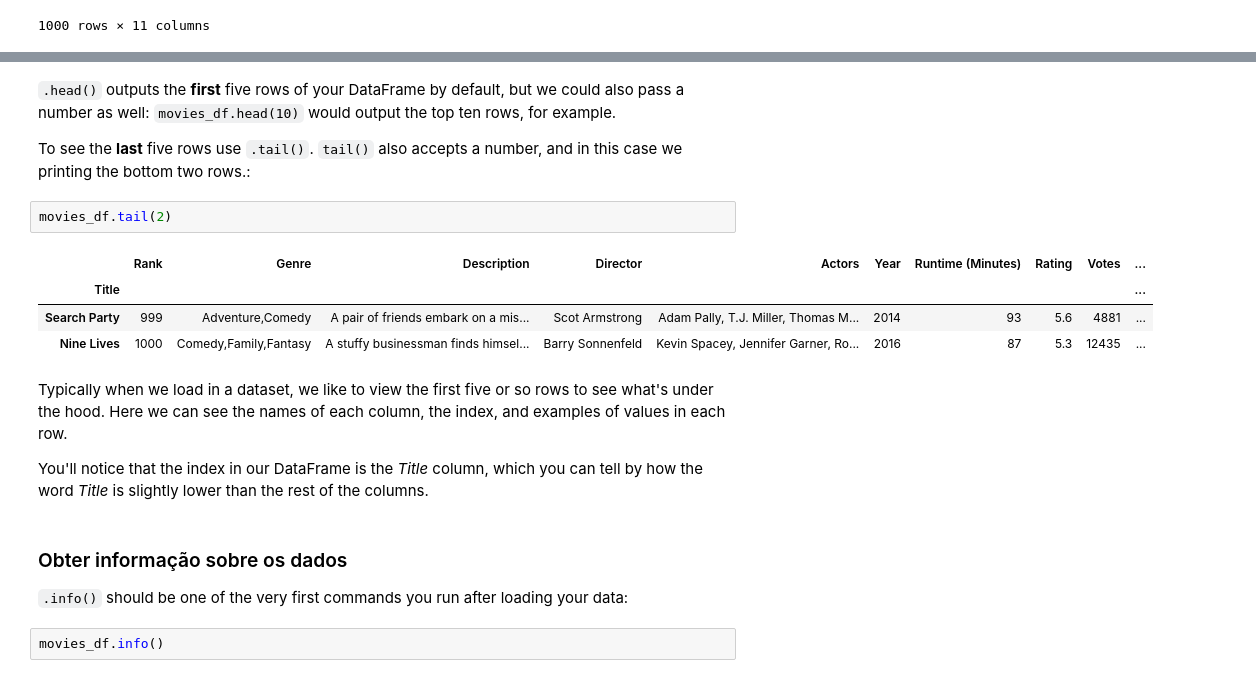
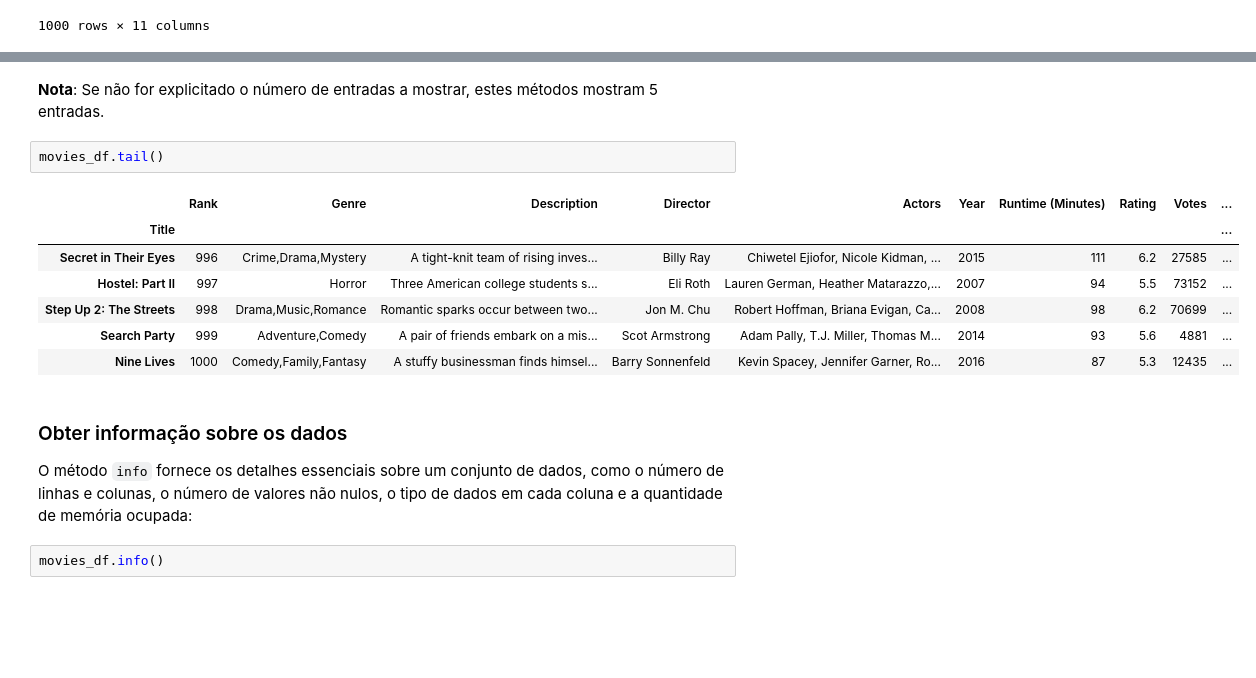
Before and after one commit to TheAwesomeGe/DECD, a Jupyter notebook: notebooks/03-pandas.ipynb, the cells around one changed output, grey strips where cells are left out. Saved outputs shown, nothing was run; the diff lists cells and outputs as text; blank space fills up the shorter version.

```diff
--- a/notebooks/03-pandas.ipynb
+++ b/notebooks/03-pandas.ipynb
@@ -301,22 +191,19 @@ movies_df.head()
-# %% [markdown]
-`.head()` outputs the **first** five rows of your DataFrame by default, but we could also pass a number as well: `movies_df.head(10)` would output the top ten rows, for example.
-
-To see the **last** five rows use `.tail()`. `tail()` also accepts a number, and in this case we printing the bottom two rows.:
+# %% [markdown]
+**Nota**: Se não for explicitado o número de entradas a mostrar, estes métodos mostram 5 entradas.
 # %%
-movies_df.tail(2)
+movies_df.tail()
 # %% [output]
 |  | Rank | Genre | Description | Director | Actors | Year | Runtime (Minutes) | Rating | Votes | ... |
 | Title |  |  |  |  |  |  |  |  |  | ... |
+| Secret in Their Eyes | 996 | Crime,Drama,Mystery | A tight-knit team of rising inves... | Billy Ray | Chiwetel Ejiofor, Nicole Kidman, ... | 2015 | 111 | 6.2 | 27585 | ... |
+| Hostel: Part II | 997 | Horror | Three American college students s... | Eli Roth | Lauren German, Heather Matarazzo,... | 2007 | 94 | 5.5 | 73152 | ... |
+| Step Up 2: The Streets | 998 | Drama,Music,Romance | Romantic sparks occur between two... | Jon M. Chu | Robert Hoffman, Briana Evigan, Ca... | 2008 | 98 | 6.2 | 70699 | ... |
 | Search Party | 999 | Adventure,Comedy | A pair of friends embark on a mis... | Scot Armstrong | Adam Pally, T.J. Miller, Thomas M... | 2014 | 93 | 5.6 | 4881 | ... |
 | Nine Lives | 1000 | Comedy,Family,Fantasy | A stuffy businessman finds himsel... | Barry Sonnenfeld | Kevin Spacey, Jennifer Garner, Ro... | 2016 | 87 | 5.3 | 12435 | ... |
-# %% [markdown]
-Typically when we load in a dataset, we like to view the first five or so rows to see what's under the hood. Here we can see the names of each column, the index, and examples of values in each row.
-
-You'll notice that the index in our DataFrame is the *Title* column, which you can tell by how the word *Title* is slightly lower than the rest of the columns.
-# %% [markdown]
-### Obter informação sobre os dados
-
-`.info()` should be one of the very first commands you run after loading your data:
+# %% [markdown]
+### Obter informação sobre os dados
+
+O método `info` fornece os detalhes essenciais sobre um conjunto de dados, como o número de linhas e colunas, o número de valores não nulos, o tipo de dados em cada coluna e a quantidade de memória ocupada:
 # %%
 movies_df.info()
 # %% [output]
```
Also changed, not shown: parts of 165 cells of this notebook, 1 other file.
